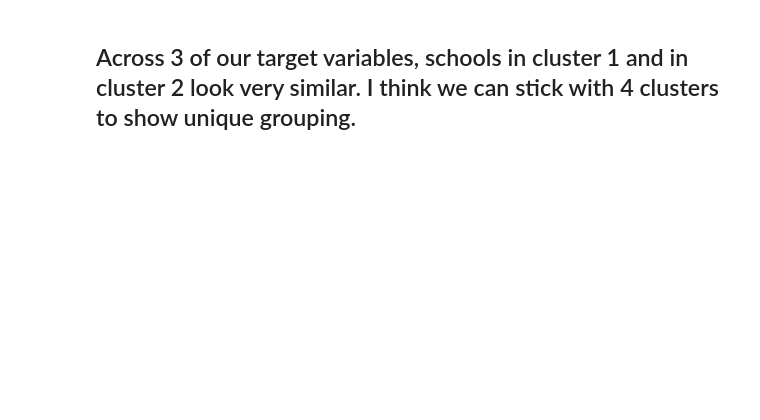
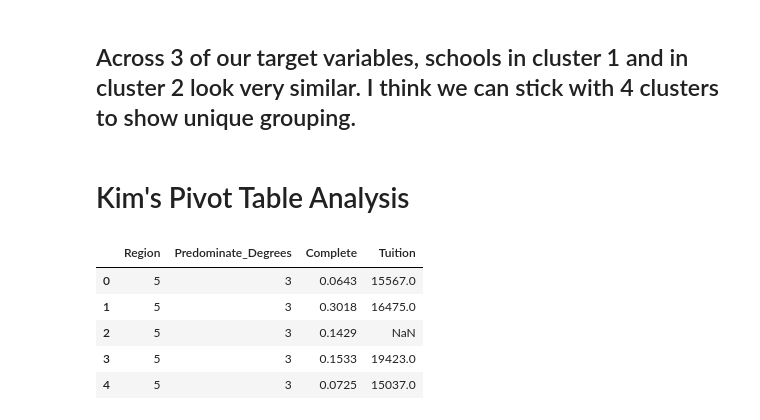
Before and after one commit to ibooth1/Group-Project, a Jupyter notebook: Group Project.ipynb, the cells around one changed output. Drawn from its saved outputs; the diff is of its cells as text; code cells hidden in the pictures; blank space fills up the shorter version.

```diff
--- a/Group Project.ipynb
+++ b/Group Project.ipynb
@@ -723,2 +723,16 @@ pd.pivot_table(km, index = 'clusters2', values = ['completion','adm_rate','pell_
 # %% [markdown]
 ## Across 3 of our target variables, schools in cluster 1 and in cluster 2 look very similar. I think we can stick with 4 clusters to show unique grouping.
+# %% [markdown]
+# Kim's Pivot Table Analysis
+# %%
+dfpivot = dfraw[["REGION", "PREDDEG", "C100_4", "NPT4_PUB"]]
+dfpivot.columns = ["Region", "Predominate_Degrees", "Complete", "Tuition"]
+
+dfpivot.head()
+# %% [output]
+|  | Region | Predominate_Degrees | Complete | Tuition |
+| 0 | 5 | 3 | 0.0643 | 15567.0 |
+| 1 | 5 | 3 | 0.3018 | 16475.0 |
+| 2 | 5 | 3 | 0.1429 | NaN |
+| 3 | 5 | 3 | 0.1533 | 19423.0 |
+| 4 | 5 | 3 | 0.0725 | 15037.0 |
```
Also changed, not shown: parts of 16 cells of this notebook.
